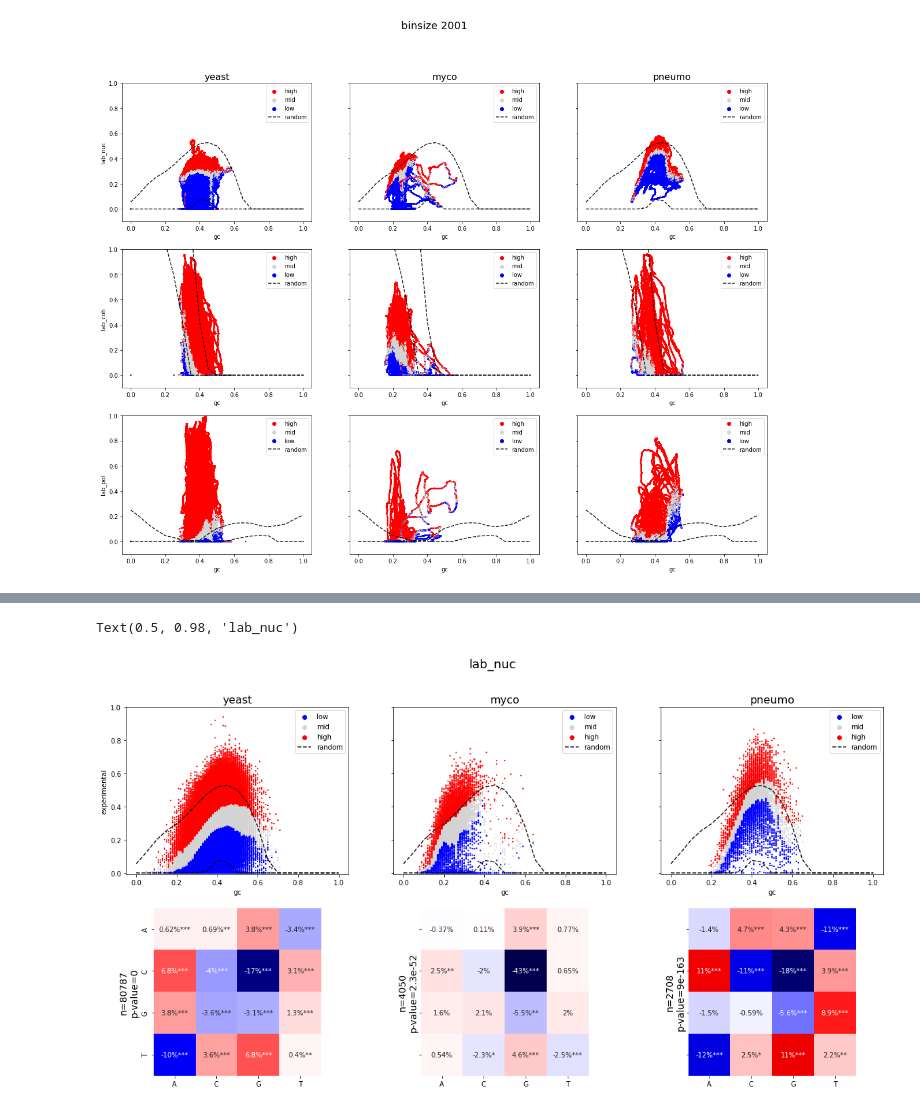
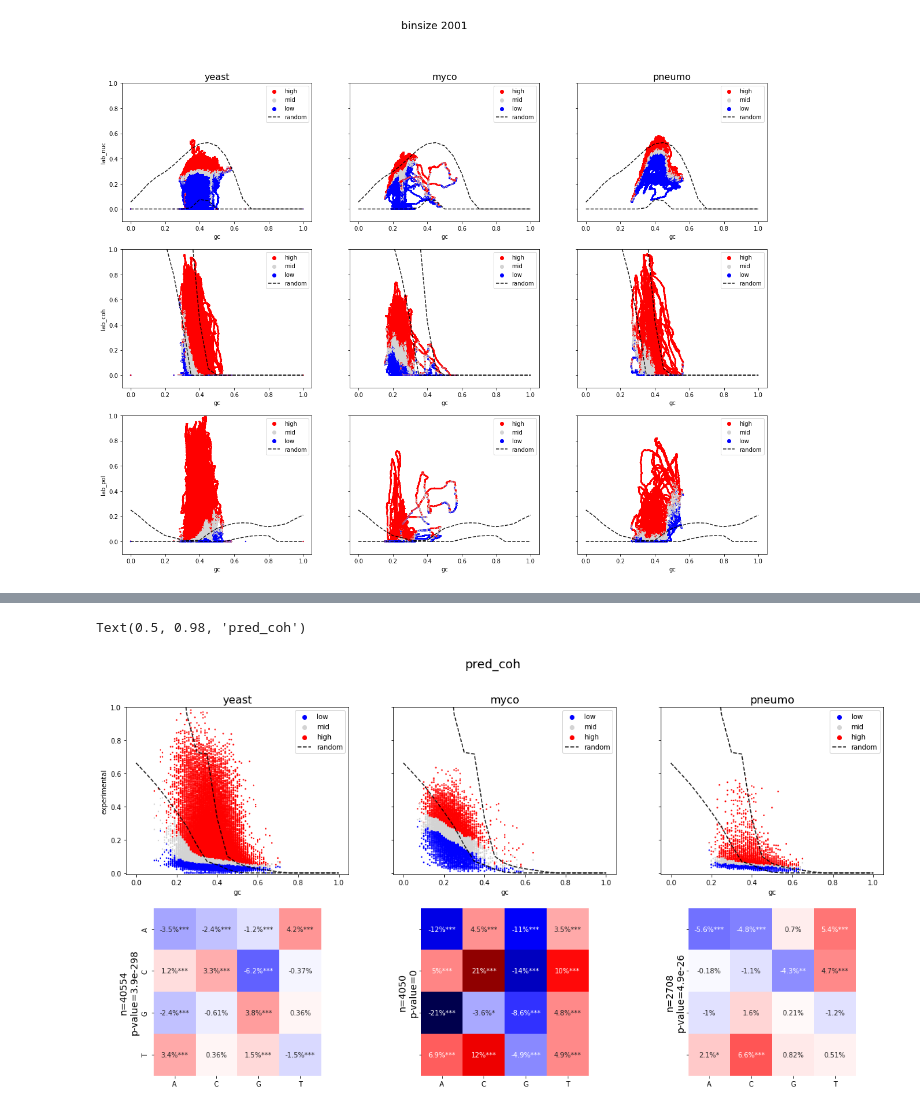
Before and after one commit to Alexwestbrook/mnhn-internship_DeepCNN_ChIP-seq, a Jupyter notebook: Exogenous_yeast.ipynb, the cells around one changed output, grey strips where cells are left out. Cells and saved outputs as stored; diff of their text form; code cells hidden in the pictures.

```diff
--- a/Exogenous_yeast.ipynb
+++ b/Exogenous_yeast.ipynb
@@ -746,7 +706,7 @@ def window_summary(one_hot, signals, binsize, on, ks=[2, 1], includeN=True):
     if on == 'yeast':
         window_one_hot, window_signals = {}, {}
         for key, oh in one_hot.items():
-            if key[:3] == 'chr': # True: #
+            if True: # key[:3] == 'chr': #
                 window_one_hot[key] = utils.chunk_regions(oh, binsize)
                 window_signals[key] = utils.chunk_regions(np.vstack([signal[key] for signal in signals.values()]).T, binsize).mean(axis=1)
         window_one_hot = np.concatenate(list(window_one_hot.values()), axis=0)
@@ -1014,8 +973,9 @@ axes[0, 0].set_ylim((0, 1))
 # %%
-fig, axes = plt.subplots(1, 3, sharey=True, figsize=(20, 5), facecolor='w')
+fig, axes = plt.subplots(1, 3, sharey=True, sharex=True, figsize=(20, 5), facecolor='w')
+titles = ['MNase', 'Scc1', 'Pol. II']
 for j, annot in enumerate(['lab_nuc', 'lab_coh', 'lab_pol']):
-    axes[j].set_title(annot)
-    plot_df = pd.DataFrame(index=['lm_gc_quad', 'lm_2mer', 'neural_net'])
+    axes[j].set_title(titles[j], fontsize=18)
+    plot_df = pd.DataFrame(index=['lm_gc_quad', 'lm_dinuc', 'neural_net'])
     binsizes = [1] + list(sliding_yeast_smooth.keys())
     # df_tuple_list = [(sliding_yeast, sliding_myco, sliding_pneu)] + [
     #     (sliding_yeast_smooth[binsize], sliding_myco_smooth[binsize], sliding_pneu_smooth[binsize]) for binsize in binsizes[1:]]
@@ -1035,8 +995,12 @@ for j, annot in enumerate(['lab_nuc', 'lab_coh', 'lab_pol']):
         plot_df[binsize] = corrs_mod_yeast
     plot_df.plot.bar(color=mpl.cm.get_cmap('viridis', len(plot_df.columns)).colors[::-1],
                         ax=axes[j], legend=False, rot=0)
-axes[0].set_ylabel('correlation')
+axes[0].set_ylabel('correlation with experimental', fontsize=16)
 axes[0].legend(title='binsizes')
 axes[0].set_ylim((0, 1))
-plot_utils.save_fig_and_values(fig, Path(data_dir, species, 'results', 'kmers', f'corrvalues_alllabels_merged_mycopneumodels2-14-17_sliding_{winsizes[0]}'))
+for ax in axes:
+    for item in ax.get_xticklabels():
+        item.set_fontsize(14)
+# plot_utils.save_fig_and_values(fig, Path(data_dir, species, 'results', 'kmers', f'corrvalues_alllabels_merged_mycopneumodels2-14-17mid_sliding_{winsizes[0]}'))
+plot_utils.save_fig_and_values(fig, Path(data_dir, species, 'results', 'kmers', 'corrvalues2-14-17mid'), format='svg')
 # %% [output]
@@ -1274,12 +1238,15 @@ list(one_hots.keys())
  'XVI',
  'Mpneumo']
 # %%
-binsize = 100
+binsize = 2000
 ks = [2, 1] # [] #
 signals_lab = {
     'lab_nuc': labels_nuc,
     'lab_coh': labels_coh,
     'lab_pol': labels_pol,
+    'pred_nuc': preds_nuc_myco,
+    'pred_coh': preds_coh_myco,
+    'pred_pol': preds_pol_myco,
 }
 window_yeast, window_one_hot_yeast, window_kmers_yeast = window_summary(one_hots_yeast, signals_lab, binsize, 'yeast', ks=ks, includeN=False)
 window_myco, window_one_hot_myco, window_kmers_myco = window_summary(one_hot_myco, signals_lab, binsize, 'Mmmyco', ks=ks, includeN=False)
@@ -1292,7 +1259,7 @@ window_yeast_seps = {}
 window_myco_seps = {}
 window_pneu_seps = {}
 window_full_seps = {}
-for part1 in ['lab']:
+for part1 in ['lab', 'pred']:
     for part2 in ['nuc', 'coh', 'pol']:
         annot = f'{part1}_{part2}'
         window_yeast_seps[f'sep_{annot}'] = np.array(['discarded']*len(window_yeast))
@@ -1323,15 +1290,15 @@ except ValueError:
     window_pneu.loc[:, list(window_pneu_seps.keys())] = pd.DataFrame(window_pneu_seps)
     window_full.loc[:, list(window_full_seps.keys())] = pd.DataFrame(window_full_seps)
 # %%
-annot = 'lab_nuc'
+annot = 'pred_coh'
 k = 2
 stars_thres = np.array([0.05, 1e-2, 1e-3, -1]).reshape(1, -1)
 fig, axes = plt.subplots(2, 3, sharey='row', figsize=(20, 10), facecolor='w')
-if annot == 'lab_nuc':
+if annot[-3:] == 'nuc':
     rand_preds = preds_nuc_rand.reshape(n_gcs, -1)
-elif annot == 'lab_coh':
+elif annot[-3:] == 'coh':
     rand_preds = preds_coh_rand.reshape(n_gcs, -1)
-elif annot == 'lab_pol':
+elif annot[-3:] == 'pol':
     rand_preds = preds_pol_rand.reshape(n_gcs, -1)
 else:
     raise ValueError(f"annot can't be {annot}")
@@ -1351,32 +1318,32 @@ for j, (window_df, window_one_hot) in enumerate([(window_yeast, window_one_hot_y
 
     low_mask = window_df.loc[:, f'sep_{annot}'] == 'low'
     high_mask = window_df.loc[:, f'sep_{annot}'] == 'high'
     df_low = utils.kmer_counts(window_one_hot[low_mask], k, includeN=False)
     df_high = utils.kmer_counts(window_one_hot[high_mask], k, includeN=False)
     df_pvals = pd.Series(
         0.,
         index=df_low.index)
     for kmer in df_low.index:
         df_pvals.loc[kmer] = scipy.stats.chi2_contingency(
             [[df_high.loc[kmer], df_high.loc[df_high.index!=kmer].sum()],
              [df_low.loc[kmer], df_low.loc[df_low.index!=kmer].sum()]]
         )[1]
     global_pval = scipy.stats.chi2_contingency(pd.concat([df_high, df_low], axis=1))[1]
     df_pvals2D = df_pvals.sort_index()
 
     df_percdiff = (df_high - df_low) / (df_high + df_low) * 200
     df_percdiff2D = df_percdiff.sort_index()
 
     stars = np.argmax(df_pvals2D.to_numpy().reshape(16, 1) > stars_thres, axis=1)
     annotation = np.array([f"{format(v, '.2g')}%" + "*"*s for v, s in zip(df_percdiff2D.values, stars)]).reshape(4, 4)
     sns.heatmap(df_percdiff2D.unstack(), cmap='seismic', annot=annotation, fmt='', ax=axes[1, j], center=0, vmax=20, cbar=False, square=True)
     lab = (f'n={low_mask.sum()}\n'
            f'p-value={format(global_pval, ".2g")}')
     axes[1, j].set_ylabel(lab, fontsize=14)
 
 axes[0, 1].set_ylim(bottom=-0.01, top=1)
 axes[0, 0].set_ylabel('experimental')
 fig.suptitle(annot, fontsize=18)
 # %% [output]
-Text(0.5, 0.98, 'lab_nuc')
+Text(0.5, 0.98, 'pred_coh')
-[figure, old version]
+[figure, new version]
```
Also changed, not shown: parts of 41 cells of this notebook, 2 other files.
